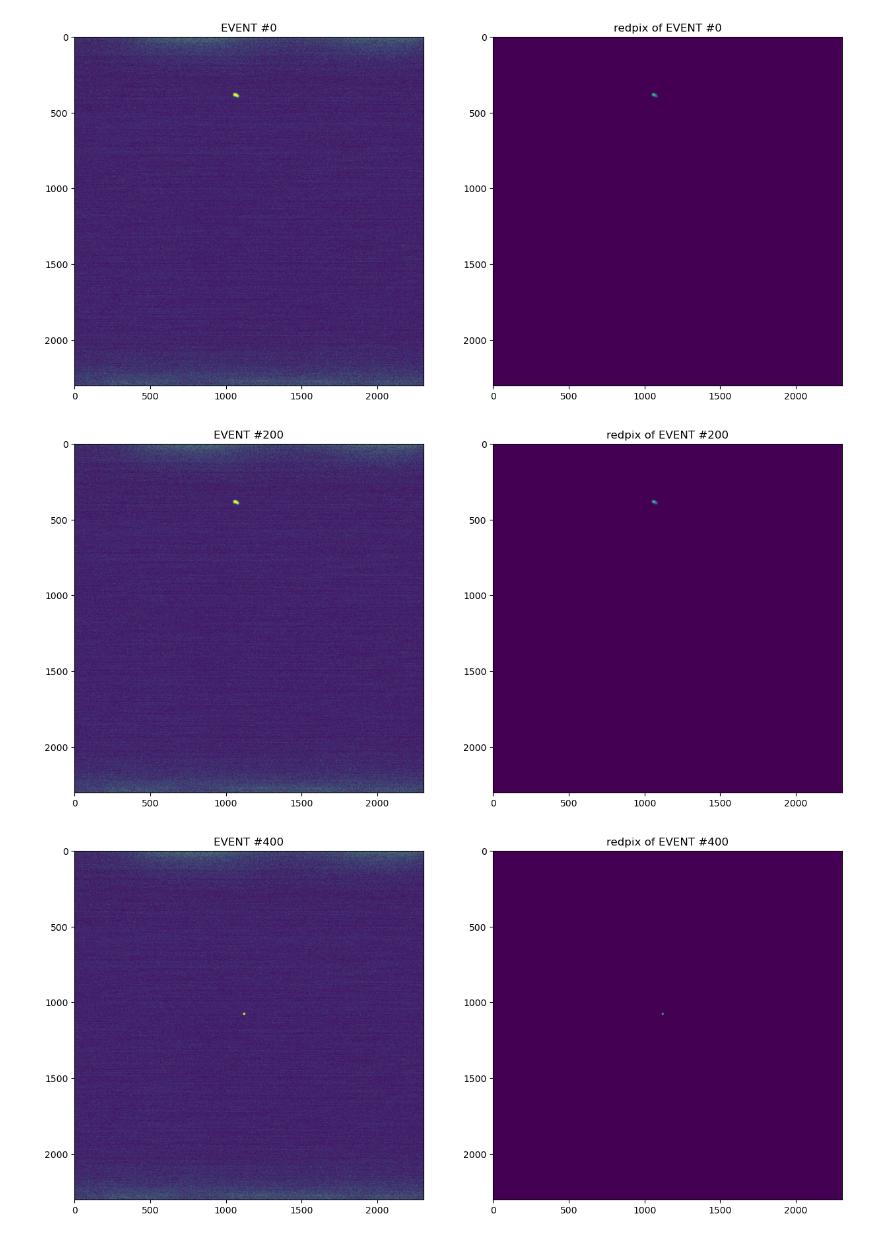
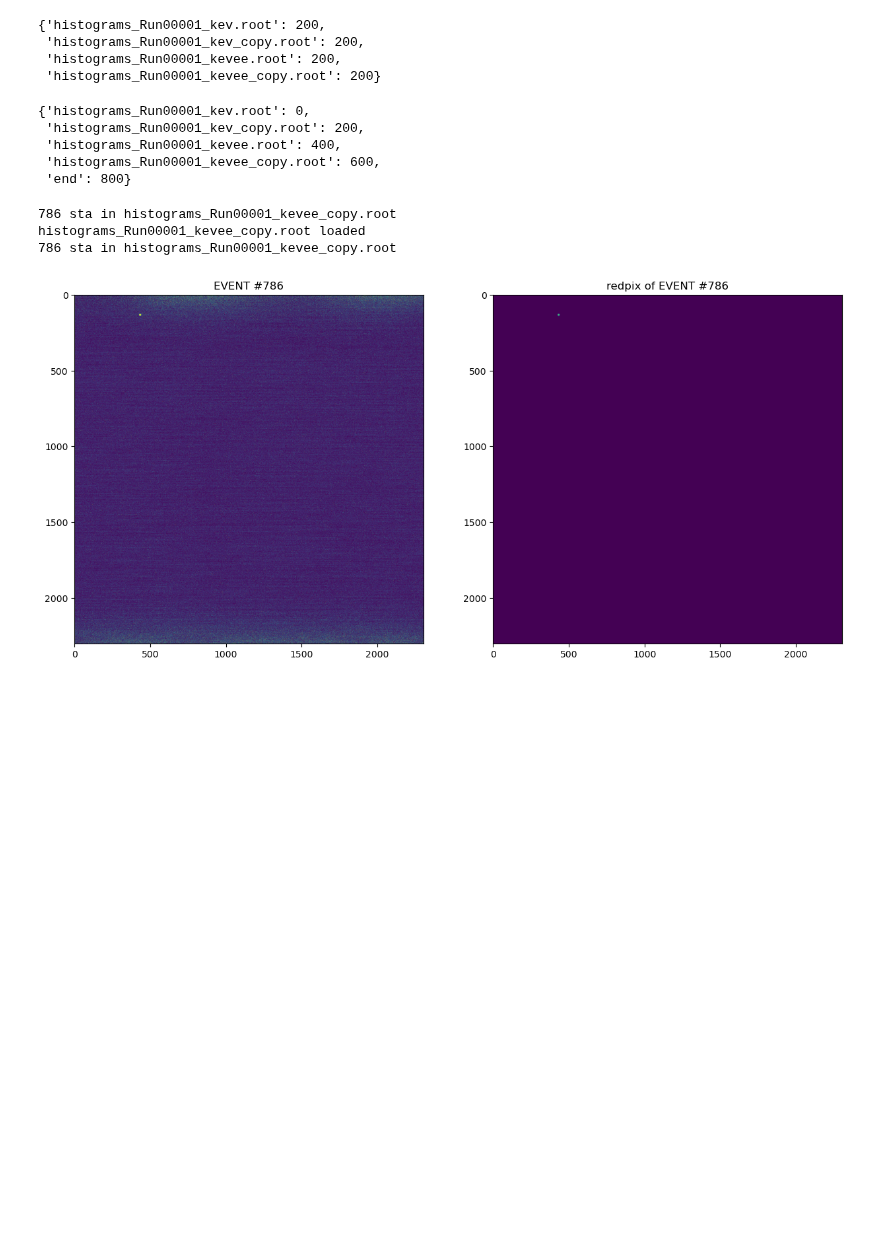
Before and after one commit to FrankJRix/cygnet, a Jupyter notebook: dataloader.ipynb, the cells around one changed output. Drawn from its saved outputs; the diff is of its cells as text; code cells hidden in the pictures; blank space fills up the shorter version.

Commit message:
dataset class done

```diff
--- a/dataloader.ipynb
+++ b/dataloader.ipynb
@@ -129,6 +129,22 @@ class RootManager():
 
     def get_pair(self, idx):
         return self.get_noisy(idx), self.get_clean(idx)
+
+class ImageDataset(torch.utils.data.Dataset):
+    def __init__(self, dir, transform=None):
+        self.rmngr = RootManager(dir)
+        self.transform = transform
+
+    def __len__(self):
+        return self.rmngr.total_events
+
+    def __getitem__(self, idx):
+        img, target = self.rmngr.get_pair(idx)
+        if self.transform:
+            img = self.transform(img)
+            target = self.transform(target)
+
+        return img, target
 # %%
 ifc = RootInterface("data/histograms_Run00001_kevee.root")
 print(ifc.get_num_of_events())
@@ -138,13 +154,16 @@ print(ifc.get_num_of_events())
 for i in range(0):
     ifc.plot_event(i)
 
+dset = ImageDataset("data")
+print(f"number of events in dset: {len(dset)}")
 
 roma = RootManager("data")
 
-idxs = [0, 200, 400, 600]
+idxs = [786]
 
 for idx in idxs:
-    img, target = roma.get_pair(idx)
+    #img, target = roma.get_pair(idx)
+    img, target = dset[idx]
     fig, axs = plt.subplots(1, 2, figsize=(15,15))
     axs[0].imshow(img.T, vmin = 99, vmax = 120)
     axs[0].set_title(f"EVENT #{idx}")
@@ -175,3 +184,13 @@ histograms_Run00001_kevee_copy.root loaded
+{'histograms_Run00001_kev.root': 200,
+ 'histograms_Run00001_kev_copy.root': 200,
+ 'histograms_Run00001_kevee.root': 200,
+ 'histograms_Run00001_kevee_copy.root': 200}
+{'histograms_Run00001_kev.root': 0,
+ 'histograms_Run00001_kev_copy.root': 200,
+ 'histograms_Run00001_kevee.root': 400,
+ 'histograms_Run00001_kevee_copy.root': 600,
+ 'end': 800}
+786 sta in histograms_Run00001_kevee_copy.root
+histograms_Run00001_kevee_copy.root loaded
+786 sta in histograms_Run00001_kevee_copy.root
-[figure, old version]
+[figure, new version]
-[figure, removed]
-[figure, removed]
```
Also changed, not shown: parts of 1 cell of this notebook.
